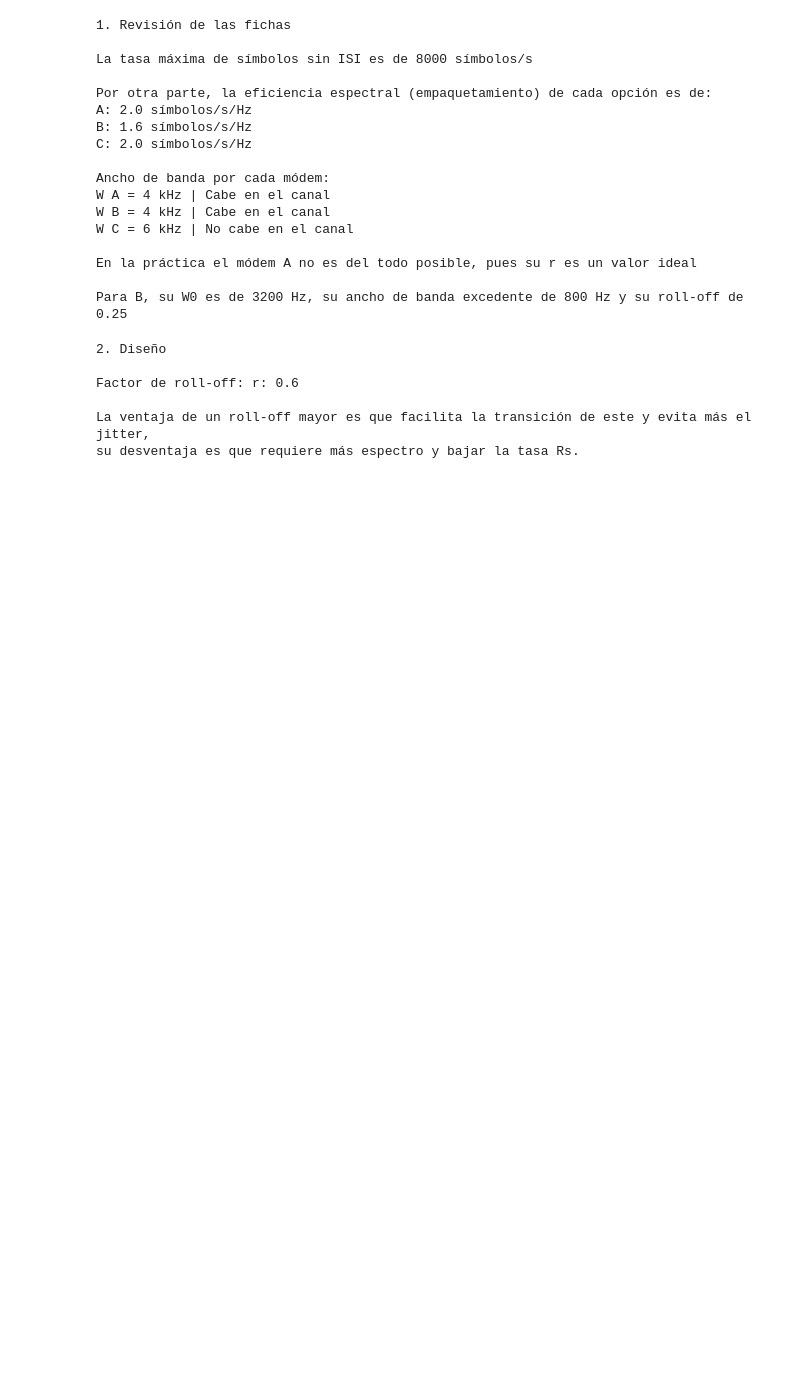
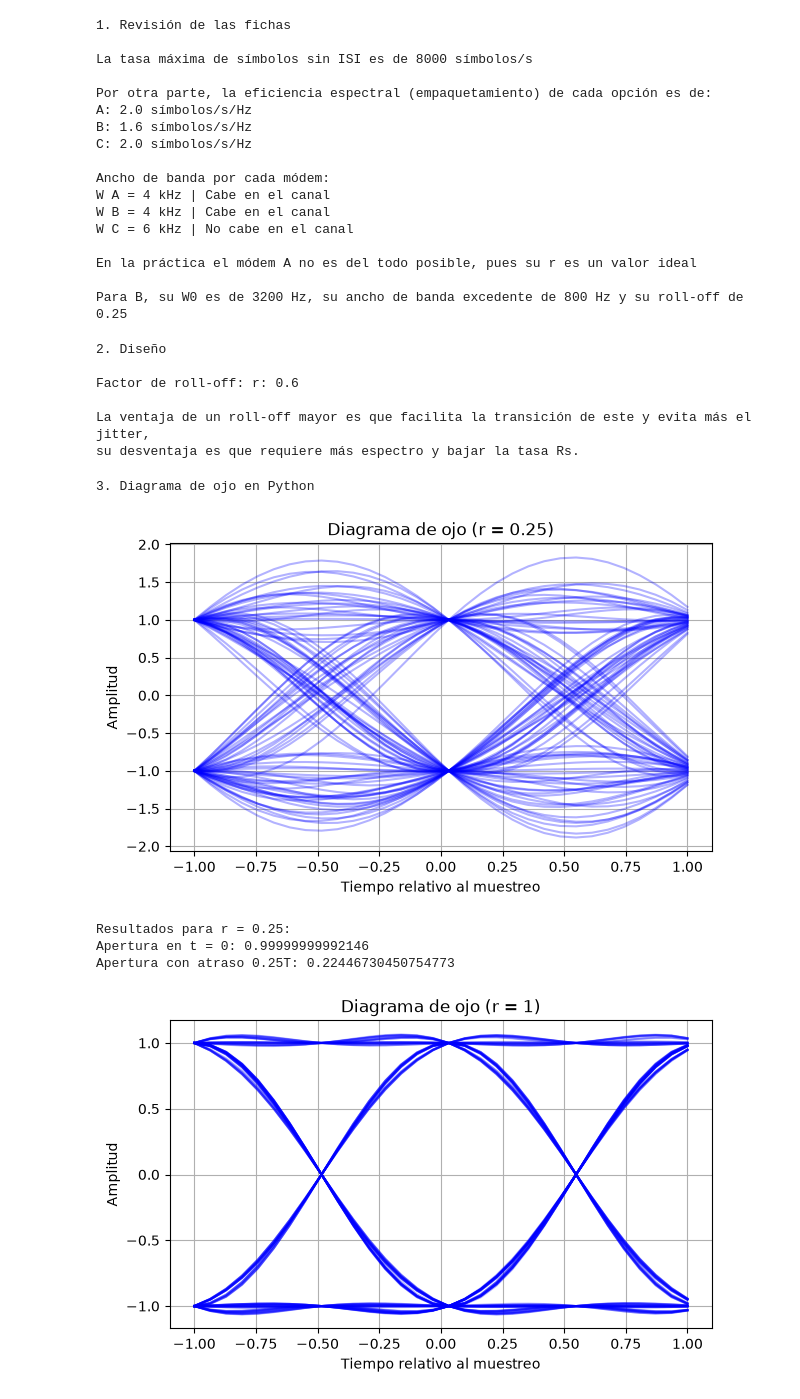
Before and after one commit to PulpitoDev/tarea-2-tcd, a Jupyter notebook: item2.ipynb, the cells around one changed output. Drawn from its saved outputs; the diff is of its cells as text; code cells hidden in the pictures; blank space fills up the shorter version.

```diff
--- a/item2.ipynb
+++ b/item2.ipynb
@@ -59,28 +59,88 @@ La ventaja de un roll-off mayor es que facilita la transición de este y evita m
 su desventaja es que requiere más espectro y bajar la tasa Rs.
 # %%
 print("3. Diagrama de ojo en Python\n")
+
 import numpy as np
+import matplotlib.pyplot as plt
 
 np.random.seed(666)
+
 T = 1
 num_symbols = 200
 sps = 16
 r = 0.25
 
 W0 = 1/(2*T)
-diff_W = r/(2*T)
+dif_W = r/(2*T)
 
-t_pulse = np.linspace(-8*T,8*T,8*2*sps + 1)
-denom = 1 - (4*diff_W*t_pulse)**2
-t_pulse = np.where(np.abs(denom) < 1e-12, t_pulse + 1e-10, t_pulse)
-denom = 1 - (4*diff_W * t_pulse)**2
+t = np.linspace(-8*T, 8*T, 8*2*sps + 1)
 
-sinc_val = np.sinc(t_pulse / T)
-cos_val = np.cos(2.0 * np.pi * diff_W *t_pulse)
-p_t = (sinc_val * cos_val) / denom
+denom = 1 - (4*dif_W*t)**2
+t = np.where(np.abs(denom) < 1e-12, t + 1e-10, t)
+
+denom = 1 - (4*dif_W*t)**2
+
+sinc_val = np.sinc(t/T)
+cos_val = np.cos(2*np.pi*dif_W*t)
+p_t = (sinc_val*cos_val)/denom
 
 symbols = np.random.choice([-1, 1], num_symbols)
+
 upsampled = np.zeros(num_symbols*sps)
-upsampled[::sps] = symbols
+
+for i in range(num_symbols):
+    upsampled[i*sps] = symbols[i]
 
 signal = np.convolve(upsampled, p_t, mode='same')
+
+for r_val in [0.25, 1]:
+    dif_W = r_val/(2*T)
+    denom = 1 - (4*dif_W*t)**2
+    t_mod = np.where(np.abs(denom) < 1e-12, t + 1e-10, t)
+    denom = 1 - (4*dif_W*t_mod)**2
+    sinc_val = np.sinc(t_mod/T)
+    cos_val = np.cos(2*np.pi*dif_W*t_mod)
+    p_t = (sinc_val*cos_val)/denom
+    signal_r = np.convolve(upsampled, p_t, mode='same')
+    segment_len = 2*sps
+    num_segments = len(signal_r) // segment_len
+    t_axis = np.linspace(-T, T, segment_len)
+    plt.figure(figsize=(7, 4))
+    traces = []
+    for i in range(1, num_segments - 1):
+
+        inicio = i*segment_len - sps
+        final = i*segment_len + sps
+        seg = signal_r[inicio:final]
+        if len(seg) == segment_len:
+            plt.plot(t_axis, seg, color='blue', alpha=0.3)
+            traces.append(seg)
+
+    plt.title(f"Diagrama de ojo (r = {r_val})")
+    plt.xlabel("Tiempo relativo al muestreo")
+    plt.ylabel("Amplitud")
+    plt.grid(True)
+    plt.show()
+
+    traces = np.array(traces)
+
+    center_idx = segment_len // 2
+    offset_idx = int(0.25*sps)
+
+    aper_centro = np.min(np.abs(traces[:, center_idx]))
+    aper_atraso = np.min(np.abs(traces[:, center_idx + offset_idx]))
+
+    print(f"Resultados para r = {r_val}:")
+    print(f"Apertura en t = 0: {aper_centro}")
+    print(f"Apertura con atraso 0.25T: {aper_atraso}\n")
+
+print("Conclusión: El pulso con mayor roll-off (r = 1) tolera mejor los errores en el instante de muestreo (jitter).\n" \
+"Esto se debe a que un mayor roll-off suaviza las transiciones, manteniendo una mayor apertura de ojo desplazado \n" \
+"respecto al centro.")
+# %% [output]
+3. Diagrama de ojo en Python
+[figure, added]
+Resultados para r = 0.25:
+Apertura en t = 0: 0.99999999992146
+Apertura con atraso 0.25T: 0.22446730450754773
+[figure, added]
```
Also changed, not shown: parts of 1 cell of this notebook.
